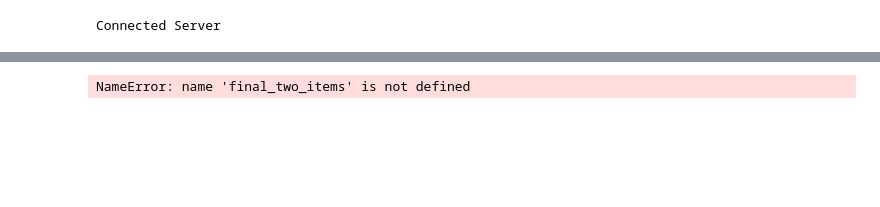
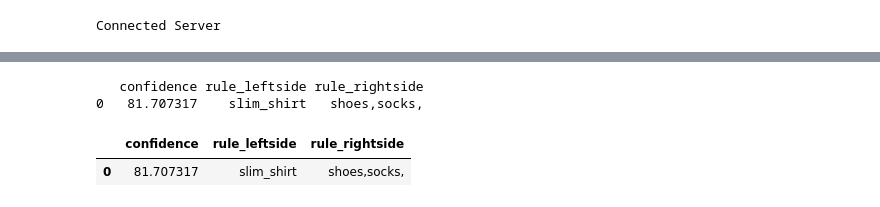
Before and after one commit to yadynesh/Dipriori, a Jupyter notebook: secondversion.ipynb, the cells around one changed output, grey strips where cells are left out. Drawn from its saved outputs; the diff is of its cells as text; code cells hidden in the pictures; blank space fills up the shorter version.

```diff
--- a/secondversion.ipynb
+++ b/secondversion.ipynb
@@ -313,30 +326,38 @@ print(final_three_itemset)
 # %%
-association_rules = pd.Series()
+association_rules = pd.DataFrame(columns=['rule_leftside','rule_rightside','confidence'])
 association_list = []
 
 for inx in final_three_itemset.index:
     association_list = []
     columns = str(inx).split(",")
     column1 = columns[0]
     column2 = columns[1]
     column3 = columns[2]
 
     combinations = get_combinations_from_list([column1,column2,column3],1,4)
     column1 = ""
     column2 = ""
     column3 = ""
     for item in combinations:
 
         columns = str(item).strip("(,')").split()
 
         if (len(columns) == 1):
             column1 = columns[0].strip("',")
             if column1 not in association_list:
                 confidence = (final_three_itemset[inx]/final_one_itemset[column1]) * 100 ;
                 #print(confidence)
                 if confidence > 80 :
-                    association_list.append(column1)
-                    association_rules  = association_rules.append(pd.Series(inx.replace(column1,''), index=[""+column1]))
+                    rule  = pd.DataFrame({'rule_leftside':[column1],'rule_rightside':[inx.replace(column1,'')],'confidence':[confidence]})
+                    print(rule)
+                    association_rules = association_rules.append(rule)
+
+association_rules
+# %% [output]
+   confidence rule_leftside rule_rightside
+0   81.707317    slim_shirt   shoes,socks,
+|  | confidence | rule_leftside | rule_rightside |
+| 0 | 81.707317 | slim_shirt | shoes,socks, |
 # %%
 for inx in final_three_itemset.index:
     association_list = []
@@ -362,8 +383,7 @@ for inx in final_three_itemset.index:
                 confidence = (final_three_itemset[inx]/final_two_items[column1+","+column2]) * 100 ;
                 #print(confidence)
                 if confidence > 80 :
-                    association_rules = association_rules.append(pd.Series(inx.replace(column1,'').replace(column2,''), index=[""+column1+","+column2]))
+                    rule  = pd.DataFrame({'rule_leftside':[""+column1+","+column2],'rule_rightside':[inx.replace(column1,'').replace(column2,'')],'confidence':[confidence]})
+                    association_rules = association_rules.append(rule)
-# %% [output]
-NameError: name 'final_two_items' is not defined
 # %%
 print(association_rules)
```
Also changed, not shown: parts of 18 cells of this notebook, 15 other files.
